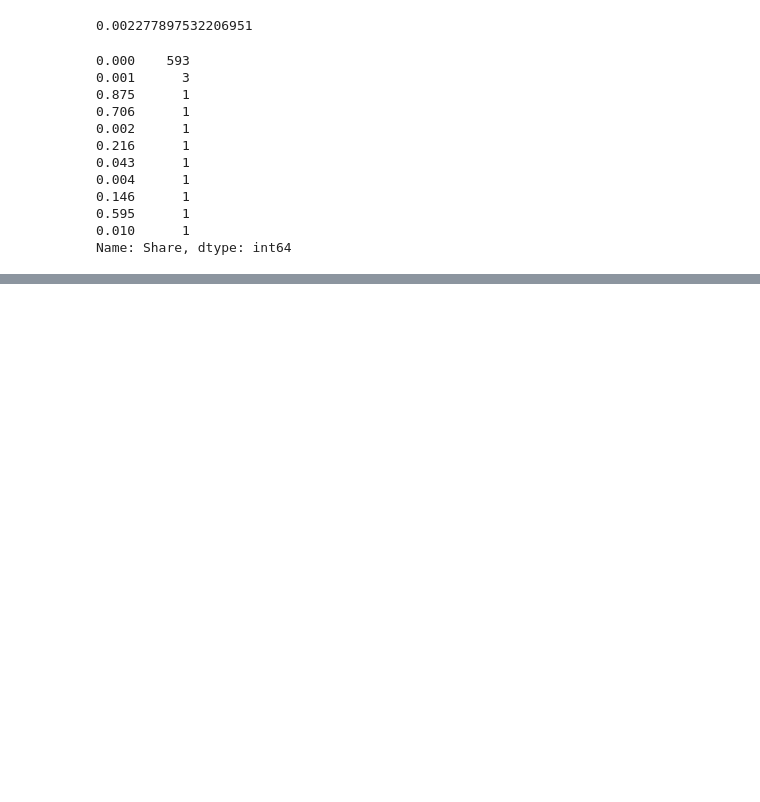
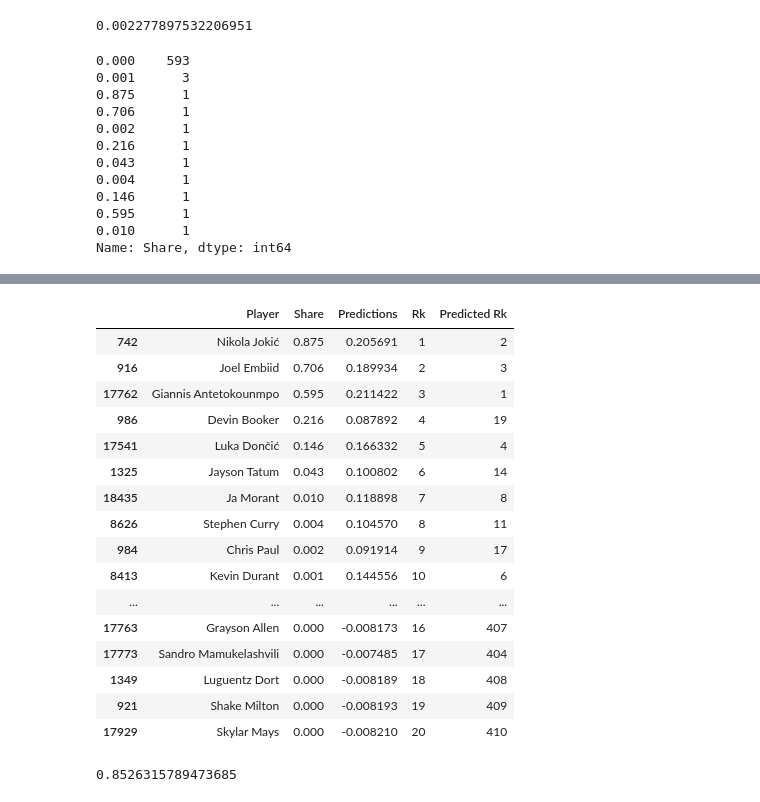
Before and after one commit to param10/NBa_MVP_Prediction, a Jupyter notebook: machineLearning.ipynb, the cells around one changed output, grey strips where cells are left out. Cells and saved outputs as stored; diff of their text form; code cells hidden in the pictures; blank space fills up the shorter version.

```diff
--- a/machineLearning.ipynb
+++ b/machineLearning.ipynb
@@ -106,0 +153,40 @@ Name: Share, dtype: int64
+# %%
+combinations = combinations.sort_values("Share", ascending=False)
+combinations.head(20)
+# %% [output]
+|  | Player | Share | Predictions | Rk | Predicted Rk |
+| 742 | Nikola Jokić | 0.875 | 0.205691 | 1 | 2 |
+| 916 | Joel Embiid | 0.706 | 0.189934 | 2 | 3 |
+| 17762 | Giannis Antetokounmpo | 0.595 | 0.211422 | 3 | 1 |
+| 986 | Devin Booker | 0.216 | 0.087892 | 4 | 19 |
+| 17541 | Luka Dončić | 0.146 | 0.166332 | 5 | 4 |
+| 1325 | Jayson Tatum | 0.043 | 0.100802 | 6 | 14 |
+| 18435 | Ja Morant | 0.010 | 0.118898 | 7 | 8 |
+| 8626 | Stephen Curry | 0.004 | 0.104570 | 8 | 11 |
+| 984 | Chris Paul | 0.002 | 0.091914 | 9 | 17 |
+| 8413 | Kevin Durant | 0.001 | 0.144556 | 10 | 6 |
+| ... | ... | ... | ... | ... | ... |
+| 17763 | Grayson Allen | 0.000 | -0.008173 | 16 | 407 |
+| 17773 | Sandro Mamukelashvili | 0.000 | -0.007485 | 17 | 404 |
+| 1349 | Luguentz Dort | 0.000 | -0.008189 | 18 | 408 |
+| 921 | Shake Milton | 0.000 | -0.008193 | 19 | 409 |
+| 17929 | Skylar Mays | 0.000 | -0.008210 | 20 | 410 |
+# %%
+def avg_precision(combinations):
+    actual = combinations.sort_values("Share", ascending=False).head(5)
+    predicted = combinations.sort_values("Predictions", ascending=False)
+
+    ps = []
+    found = 0
+    seen = 1
+    for index, row in predicted.iterrows():
+        if row["Player"] in actual["Player"].values:
+            found += 1
+            ps.append(found/seen)
+
+        seen += 1
+    return sum(ps)/len(ps)
+
+avg_precision(combinations)
+# %% [output]
+0.8526315789473685
```
Also changed, not shown: parts of 3 cells of this notebook.
